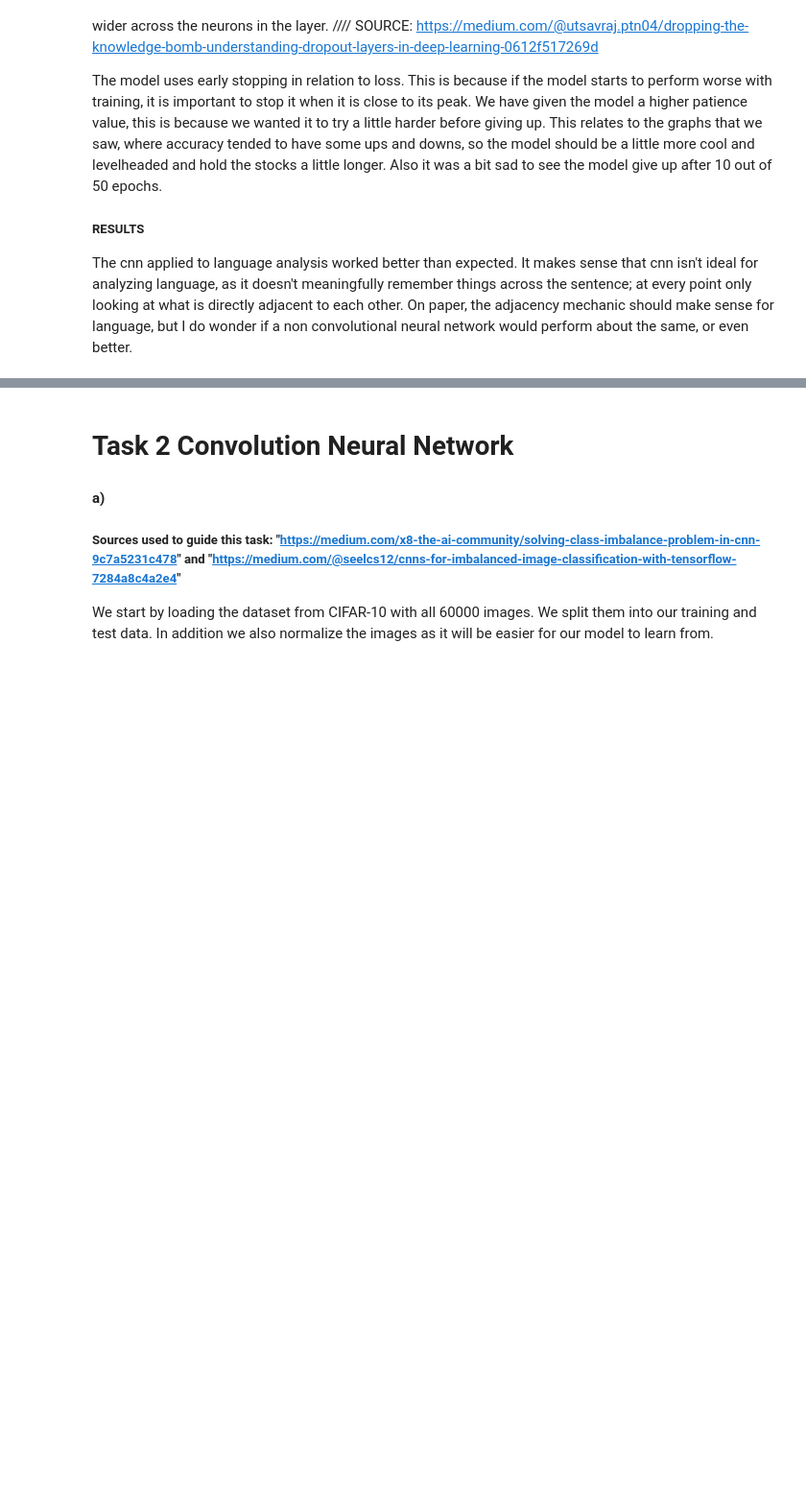
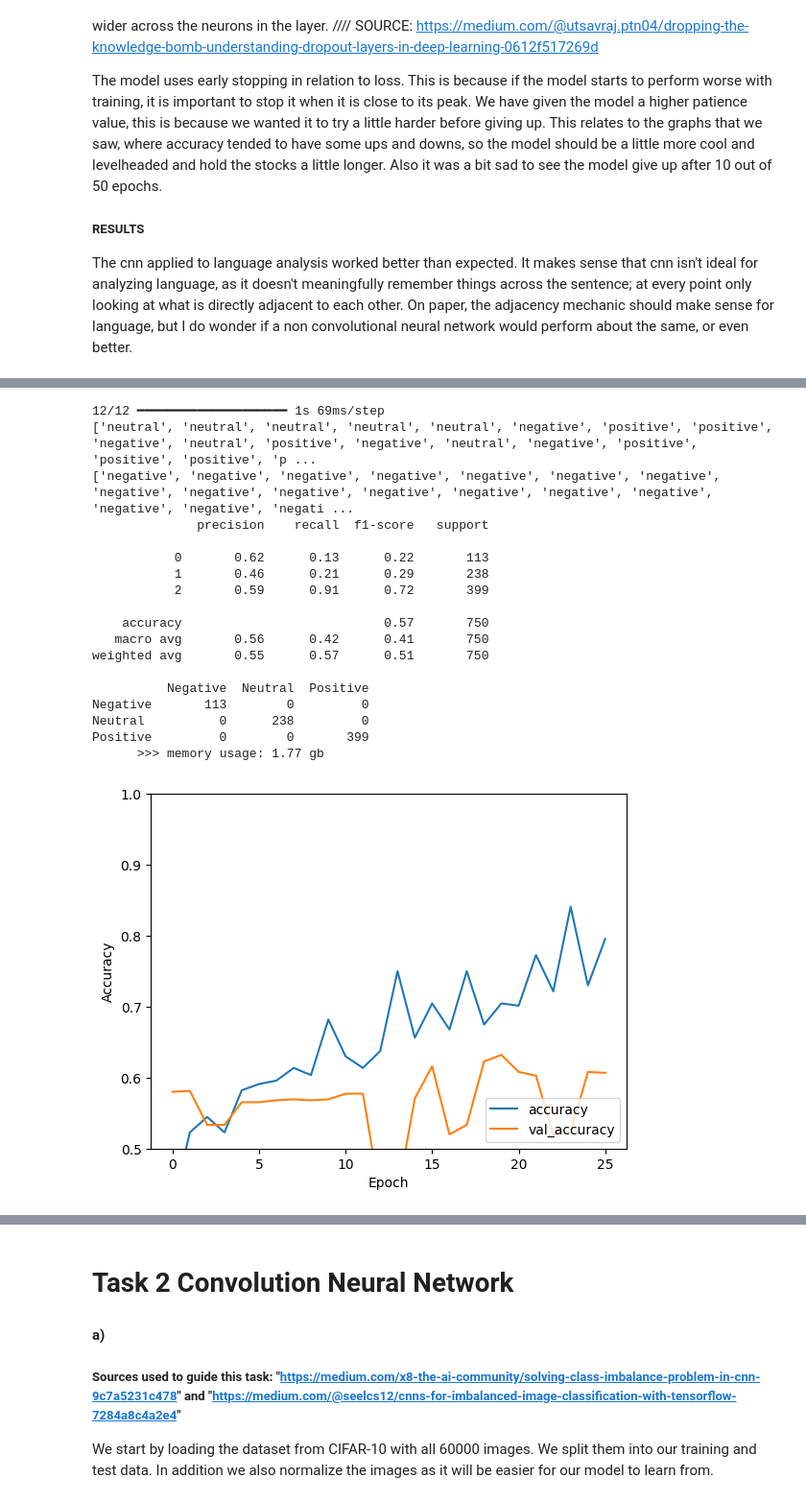
Before and after one commit to ellrub/Info284, a Jupyter notebook: groupExam.2025.ipynb, the cells around one changed output, grey strips where cells are left out. Shown at 96% size. Drawn from its saved outputs; the diff is of its cells as text; code cells hidden in the pictures; blank space fills up the shorter version.

```diff
--- a/groupExam.2025.ipynb
+++ b/groupExam.2025.ipynb
@@ -703,6 +702,12 @@ const_label_map = {
     "negative": 0,
     "neutral": 1,
     "positive": 2,
+}
+
+const_label_unmap = {
+    0: "negative",
+    1: "neutral",
+    2: "positive",
 }
 
 const_score_map = {
@@ -978,16 +1009,18 @@ def plotAll(_history, _confusion_matrix):
 # ACTUALLY DOING EVERYTHING
 
 fragment_channels = 64
+epochs = 50
+steps = 54
 
-dataset_train, dataset_validate, dataset_test, _resolution = do_data(
+dataset_train, dataset_validate, dataset_test, resolution = do_data(
     "./Hotel_Reviews_small.csv",
-    _fragment_channels = fragment_channels,
+    _fragment_channels = fragment_channels
 )
 
-_model, _history = make_model(dataset_train, dataset_validate, _resolution, fragment_channels)
+_model, _history = make_model(dataset_train, dataset_validate, resolution, fragment_channels, epochs, steps)
 
-confusion_matrix = evaluate_model(_model, dataset_test)
-plotAll(_history, confusion_matrix)
+_confusion_matrix = evaluate_model(_model, dataset_test)
+plotAll(_history, _confusion_matrix)
 
 ## dereferencing for garbage collection
 dataset_train = None
@@ -1033,0 +1067,5 @@ UnimplementedError: {{function_node __wrapped__Cast_device_/job:localhost/replic
+# %%
+
+_confusion_matrix = evaluate_model(_model, dataset_test)
+plotAll(_history, _confusion_matrix)
+# %% [output]
@@ -1033,0 +1076,19 @@ UnimplementedError: {{function_node __wrapped__Cast_device_/job:localhost/replic
+12/12 ━━━━━━━━━━━━━━━━━━━━ 1s 69ms/step
+['neutral', 'neutral', 'neutral', 'neutral', 'neutral', 'negative', 'positive', 'positive', 'negative', 'neutral', 'positive', 'negative', 'neutral', 'negative', 'positive', 'positive', 'positive', 'p ...
+['negative', 'negative', 'negative', 'negative', 'negative', 'negative', 'negative', 'negative', 'negative', 'negative', 'negative', 'negative', 'negative', 'negative', 'negative', 'negative', 'negati ...
+              precision    recall  f1-score   support
+
+           0       0.62      0.13      0.22       113
+           1       0.46      0.21      0.29       238
+           2       0.59      0.91      0.72       399
+
+    accuracy                           0.57       750
+   macro avg       0.56      0.42      0.41       750
+weighted avg       0.55      0.57      0.51       750
+
+          Negative  Neutral  Positive
+Negative       113        0         0
+Neutral          0      238         0
+Positive         0        0       399
+      >>> memory usage: 1.77 gb
+[figure, added]
```
Also changed, not shown: parts of 8 cells of this notebook.
